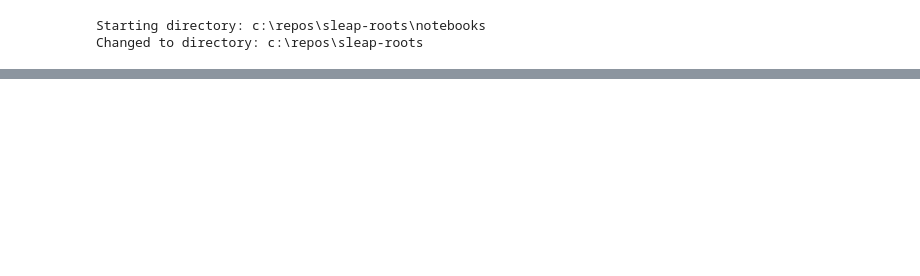
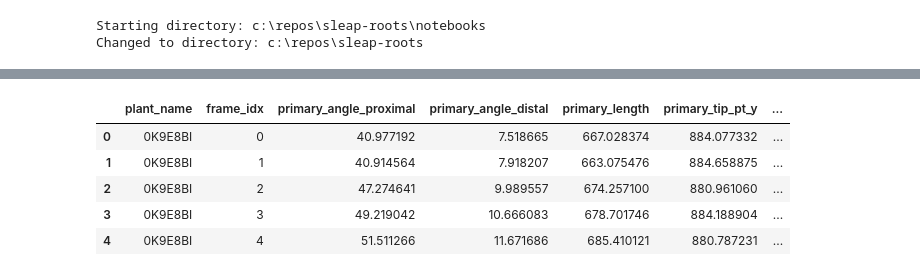
Before and after one commit to talmolab/sleap-roots, a Jupyter notebook: notebooks/PrimaryRootPipeline.ipynb, the cells around one changed output, grey strips where cells are left out. Cells and saved outputs as stored; diff of their text form; code cells hidden in the pictures; blank space fills up the shorter version.

```diff
--- a/notebooks/PrimaryRootPipeline.ipynb
+++ b/notebooks/PrimaryRootPipeline.ipynb
@@ -214,0 +208,15 @@ pd.testing.assert_frame_equal(left=dicot_df_indexed, right=primary_root_df)
+# %%
+younger_monocot_pipeline = YoungerMonocotPipeline()
+younger_monocot_traits_df = younger_monocot_pipeline.compute_plant_traits(series_0k9e5bi)
+younger_monocot_traits_df_indexed = younger_monocot_traits_df.copy()[cols]
+younger_monocot_traits_df_indexed.head()
+
+younger_monocot_prp_df = primary_root_pipeline.compute_plant_traits(series_0k9e5bi)
+younger_monocot_prp_df.head()
+# %% [output]
+|  | plant_name | frame_idx | primary_angle_proximal | primary_angle_distal | primary_length | primary_tip_pt_y | ... |
+| 0 | 0K9E8BI | 0 | 40.977192 | 7.518665 | 667.028374 | 884.077332 | ... |
+| 1 | 0K9E8BI | 1 | 40.914564 | 7.918207 | 663.075476 | 884.658875 | ... |
+| 2 | 0K9E8BI | 2 | 47.274641 | 9.989557 | 674.257100 | 880.961060 | ... |
+| 3 | 0K9E8BI | 3 | 49.219042 | 10.666083 | 678.701746 | 884.188904 | ... |
+| 4 | 0K9E8BI | 4 | 51.511266 | 11.671686 | 685.410121 | 880.787231 | ... |
```
Also changed, not shown: parts of 11 cells of this notebook, 1 other file.
